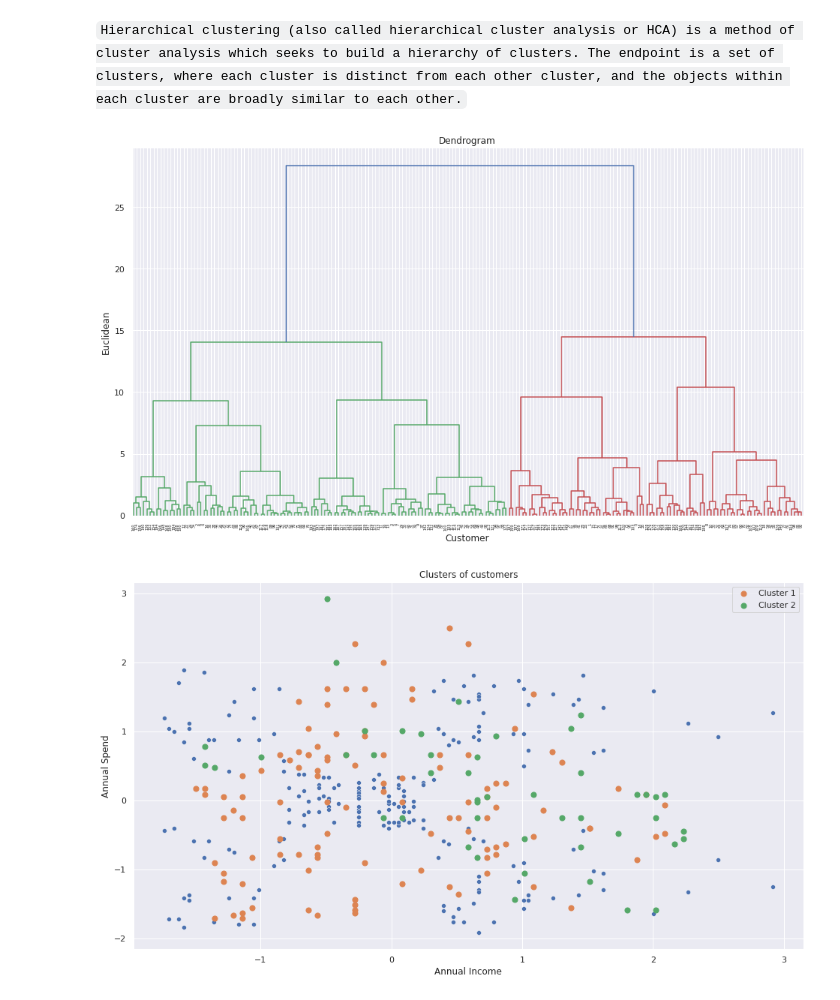
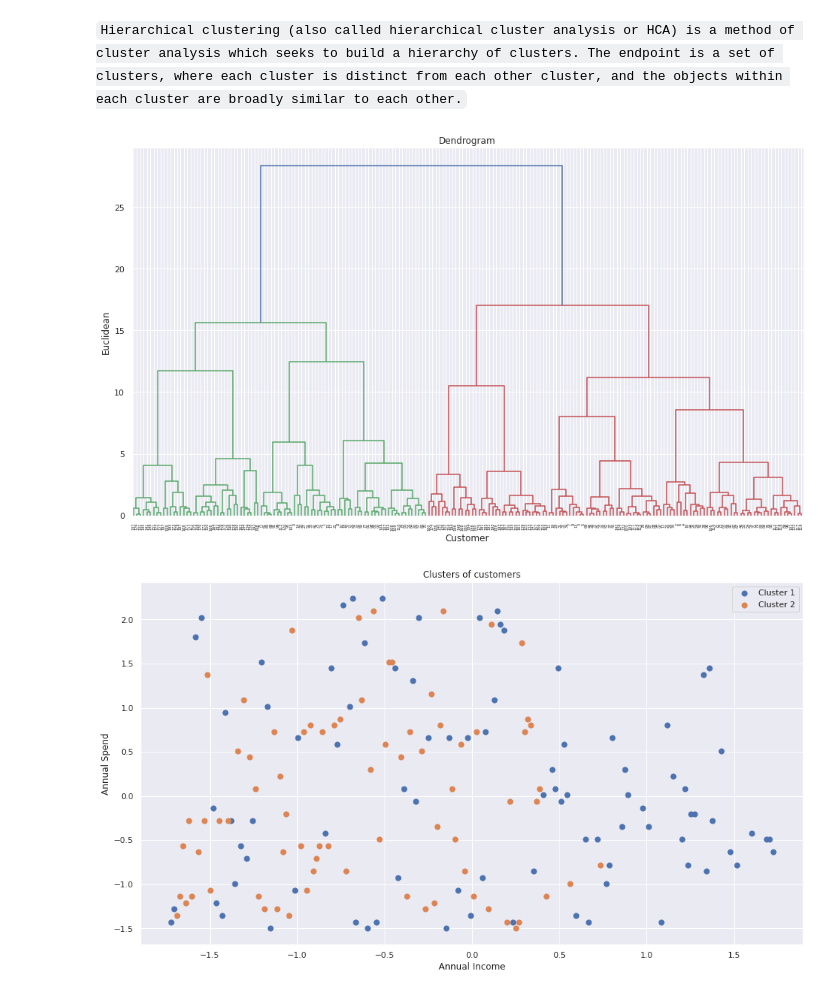
Before and after one commit to alvarischa/Clustering, a Jupyter notebook: Clustering.ipynb, the cells around one changed output. Cells and saved outputs as stored; diff of their text form; code cells hidden in the pictures.

```diff
--- a/Clustering.ipynb
+++ b/Clustering.ipynb
@@ -181,7 +182,7 @@ data points are within the same cluster.`
 **Search for the Optimum Number of Clusters (k)**
 # %%
 # Transform Data Frame to Numpy Array
-income = feature.to_numpy()
+income = df_encoded.to_numpy()
 income
 
 # Elbow Method
@@ -275,22 +276,22 @@ plt.xlabel('Customer')
 plt.ylabel('Euclidean')
 plt.show()
 # %% [output]
-[figure, old version]
+[figure, new version]
 # %%
 # Apply the Hierarchical Clustering Model to the Dataset
 from sklearn.cluster import AgglomerativeClustering
 hc = AgglomerativeClustering(n_clusters=3, affinity='euclidean', linkage='ward')
 hcluster = hc.fit_predict(income)
 
 # Visualising Clusters for k=3
-sns.scatterplot(x='Annual Income (k$)', y='Spending Score (1-100)', data=df_encoded)
+#sns.scatterplot(x='Annual Income (k$)', y='Spending Score (1-100)', data=df_encoded)
 plt.scatter(income[hcluster == 0, 0], income[hcluster == 0, 1], s = 50, label = 'Cluster 1')
 plt.scatter(income[hcluster == 1, 0], income[hcluster == 1, 1], s = 50, label = 'Cluster 2')
 
 plt.title('Clusters of customers')
 plt.xlabel('Annual Income')
 plt.ylabel('Annual Spend')
 plt.legend()
 plt.show()
 # %% [output]
-[figure, old version]
+[figure, new version]
```
Also changed, not shown: parts of 5 cells of this notebook.
